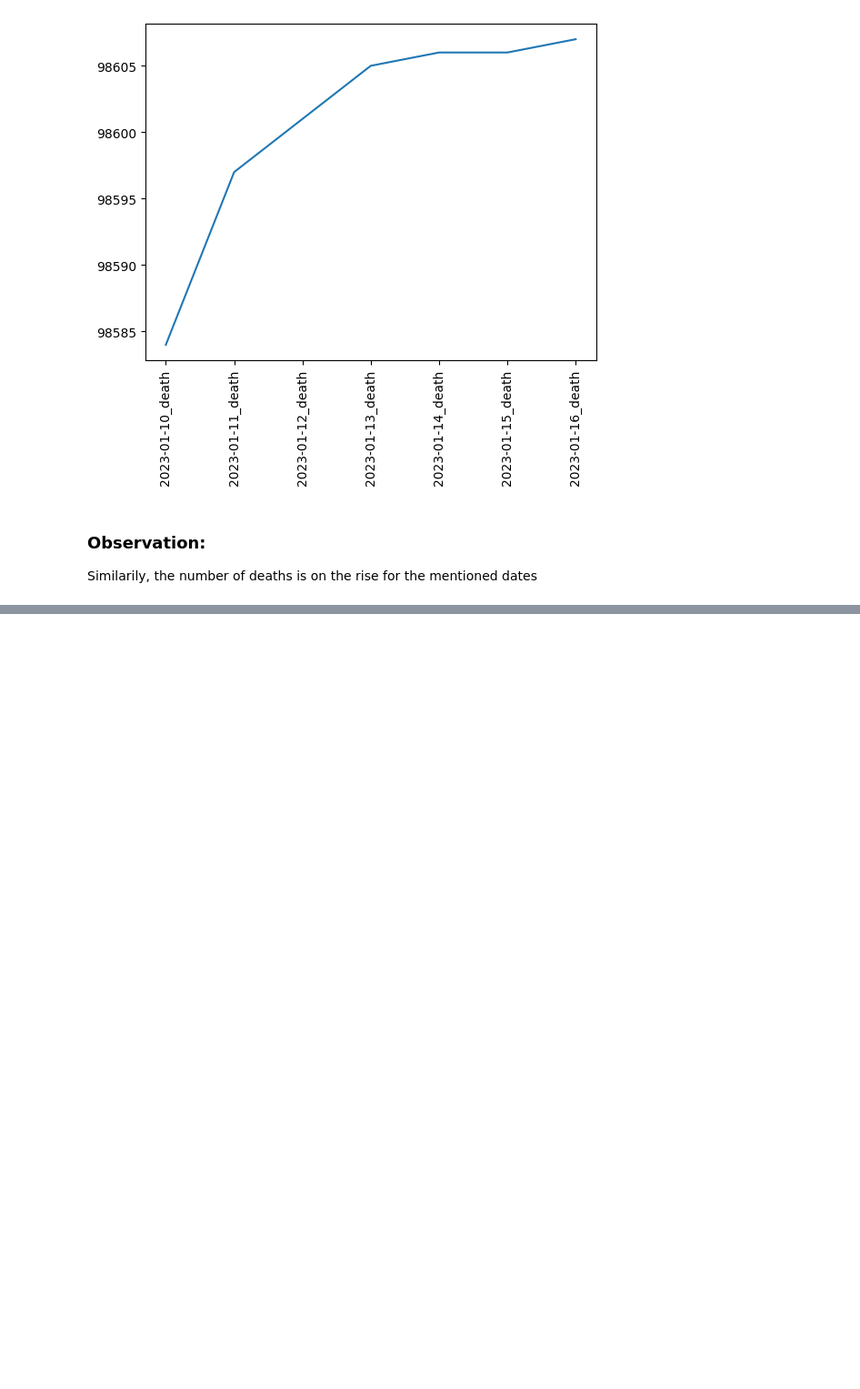
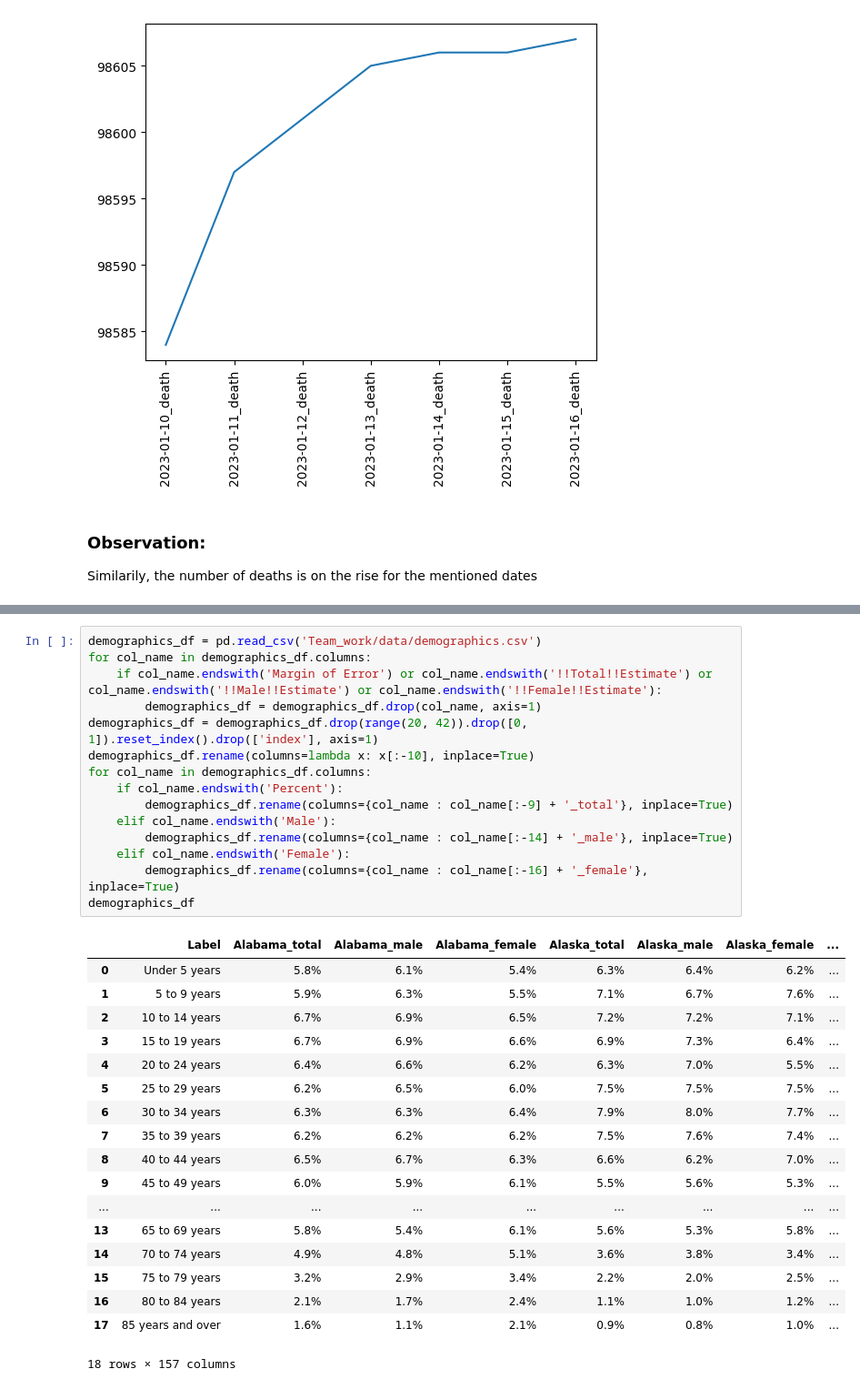
Before and after one commit to lajolico/405-project, a Jupyter notebook: Stage I/Task_3/Abdelmegeed_demographics.ipynb, the cells around one changed output, grey strips where cells are left out. Shown at 91% size. Saved outputs shown, nothing was run; the diff lists cells and outputs as text; blank space fills up the shorter version.

```diff
--- a/Stage I/Task_3/Abdelmegeed_demographics.ipynb
+++ b/Stage I/Task_3/Abdelmegeed_demographics.ipynb
@@ -65,0 +74,34 @@ Similarily, the number of deaths is on the rise for the mentioned dates
+# %%
+demographics_df = pd.read_csv('Team_work/data/demographics.csv')
+for col_name in demographics_df.columns:
+    if col_name.endswith('Margin of Error') or col_name.endswith('!!Total!!Estimate') or col_name.endswith('!!Male!!Estimate') or col_name.endswith('!!Female!!Estimate'):
+        demographics_df = demographics_df.drop(col_name, axis=1)
+demographics_df = demographics_df.drop(range(20, 42)).drop([0, 1]).reset_index().drop(['index'], axis=1)
+demographics_df.rename(columns=lambda x: x[:-10], inplace=True)
+for col_name in demographics_df.columns:
+    if col_name.endswith('Percent'):
+        demographics_df.rename(columns={col_name : col_name[:-9] + '_total'}, inplace=True)
+    elif col_name.endswith('Male'):
+        demographics_df.rename(columns={col_name : col_name[:-14] + '_male'}, inplace=True)
+    elif col_name.endswith('Female'):
+        demographics_df.rename(columns={col_name : col_name[:-16] + '_female'}, inplace=True)
+demographics_df
+# %% [output]
+|  | Label | Alabama_total | Alabama_male | Alabama_female | Alaska_total | Alaska_male | Alaska_female | ... |
+| 0 | Under 5 years | 5.8% | 6.1% | 5.4% | 6.3% | 6.4% | 6.2% | ... |
+| 1 | 5 to 9 years | 5.9% | 6.3% | 5.5% | 7.1% | 6.7% | 7.6% | ... |
+| 2 | 10 to 14 years | 6.7% | 6.9% | 6.5% | 7.2% | 7.2% | 7.1% | ... |
+| 3 | 15 to 19 years | 6.7% | 6.9% | 6.6% | 6.9% | 7.3% | 6.4% | ... |
+| 4 | 20 to 24 years | 6.4% | 6.6% | 6.2% | 6.3% | 7.0% | 5.5% | ... |
+| 5 | 25 to 29 years | 6.2% | 6.5% | 6.0% | 7.5% | 7.5% | 7.5% | ... |
+| 6 | 30 to 34 years | 6.3% | 6.3% | 6.4% | 7.9% | 8.0% | 7.7% | ... |
+| 7 | 35 to 39 years | 6.2% | 6.2% | 6.2% | 7.5% | 7.6% | 7.4% | ... |
+| 8 | 40 to 44 years | 6.5% | 6.7% | 6.3% | 6.6% | 6.2% | 7.0% | ... |
+| 9 | 45 to 49 years | 6.0% | 5.9% | 6.1% | 5.5% | 5.6% | 5.3% | ... |
+| ... | ... | ... | ... | ... | ... | ... | ... | ... |
+| 13 | 65 to 69 years | 5.8% | 5.4% | 6.1% | 5.6% | 5.3% | 5.8% | ... |
+| 14 | 70 to 74 years | 4.9% | 4.8% | 5.1% | 3.6% | 3.8% | 3.4% | ... |
+| 15 | 75 to 79 years | 3.2% | 2.9% | 3.4% | 2.2% | 2.0% | 2.5% | ... |
+| 16 | 80 to 84 years | 2.1% | 1.7% | 2.4% | 1.1% | 1.0% | 1.2% | ... |
+| 17 | 85 years and over | 1.6% | 1.1% | 2.1% | 0.9% | 0.8% | 1.0% | ... |
+18 rows × 157 columns
```
Also changed, not shown: parts of 6 cells of this notebook, 3 other files.
